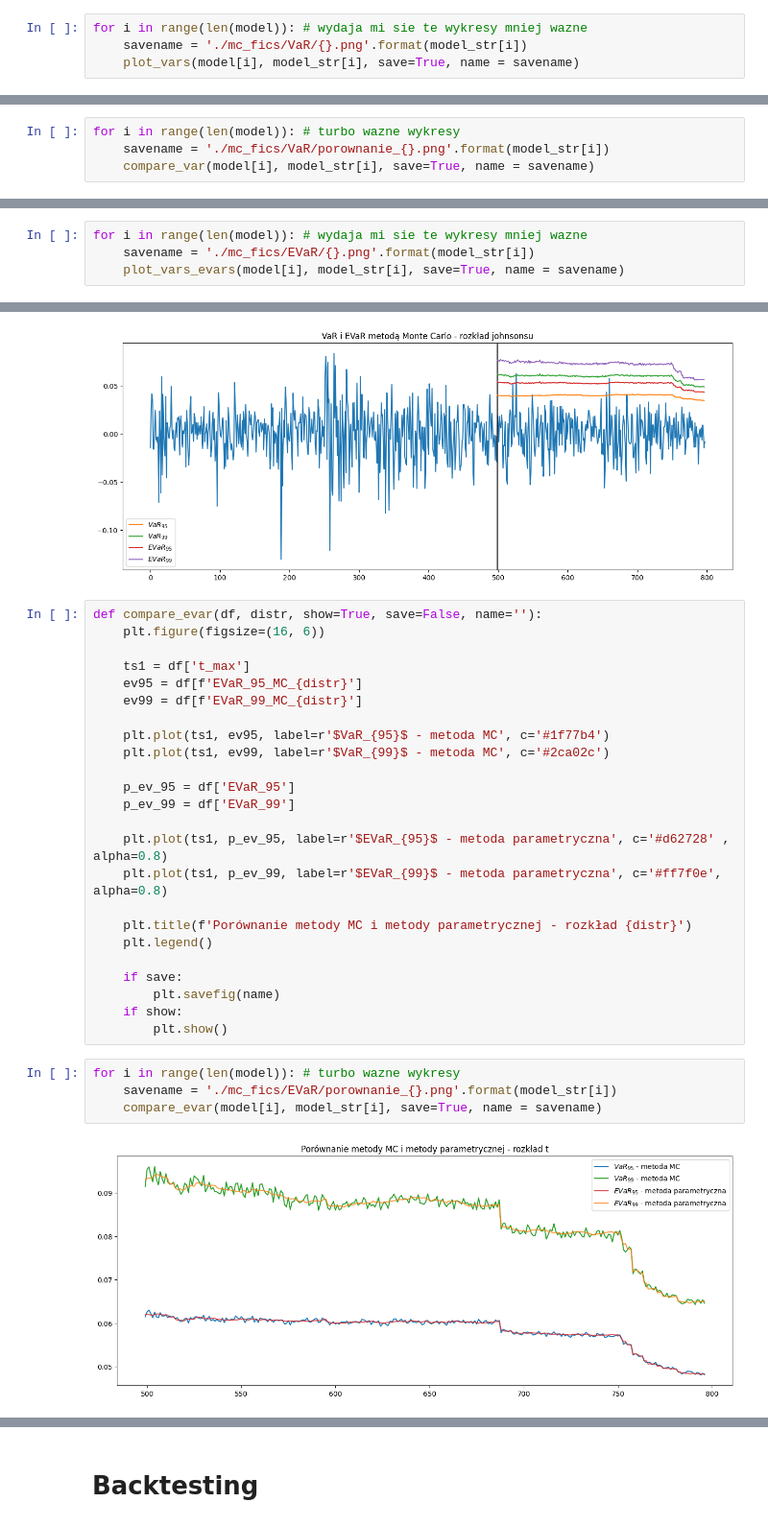
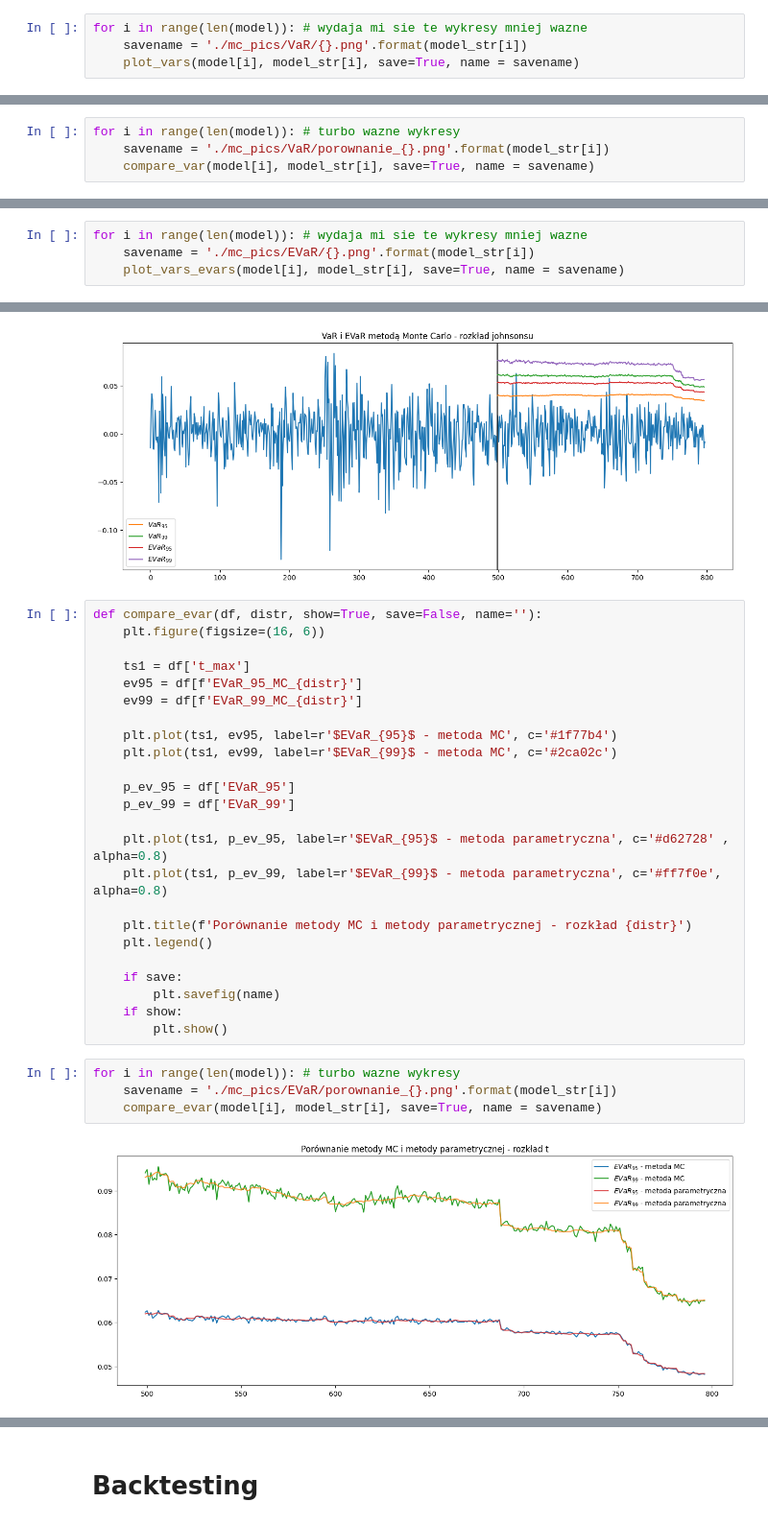
Before and after one commit to OlaHodera/risk, a Jupyter notebook: projekt3/Monte_Carlo.ipynb, the cells around one changed output, grey strips where cells are left out. Shown at 96% size. Cells and saved outputs as stored; diff of their text form.

```diff
--- a/projekt3/Monte_Carlo.ipynb
+++ b/projekt3/Monte_Carlo.ipynb
@@ -128,7 +128,7 @@ def plot_vars(df, distr, data=rtrs, show=True,  save=False, name=''):
         plt.show()
 # %%
 for i in range(len(model)): # wydaja mi sie te wykresy mniej wazne
-    savename = './mc_fics/VaR/{}.png'.format(model_str[i])
+    savename = './mc_pics/VaR/{}.png'.format(model_str[i])
     plot_vars(model[i], model_str[i], save=True, name = savename)
 # %% [output]
 [figure]
@@ -160,6 +160,6 @@ def compare_var(df, distr, show=True, save=False, name=''):
         plt.show()
 # %%
 for i in range(len(model)): # turbo wazne wykresy
-    savename = './mc_fics/VaR/porownanie_{}.png'.format(model_str[i])
+    savename = './mc_pics/VaR/porownanie_{}.png'.format(model_str[i])
     compare_var(model[i], model_str[i], save=True, name = savename)
 # %% [output]
@@ -248,7 +248,7 @@ def plot_vars_evars(df, distr, data=rtrs, show=True,  save=False, name=''):
         plt.show()
 # %%
 for i in range(len(model)): # wydaja mi sie te wykresy mniej wazne
-    savename = './mc_fics/EVaR/{}.png'.format(model_str[i])
+    savename = './mc_pics/EVaR/{}.png'.format(model_str[i])
     plot_vars_evars(model[i], model_str[i], save=True, name = savename)
 # %% [output]
 [figure]
@@ -262,8 +262,8 @@ def compare_evar(df, distr, show=True, save=False, name=''):
     ev95 = df[f'EVaR_95_MC_{distr}']
     ev99 = df[f'EVaR_99_MC_{distr}']
 
-    plt.plot(ts1, ev95, label=r'$VaR_{95}$ - metoda MC', c='#1f77b4')
-    plt.plot(ts1, ev99, label=r'$VaR_{99}$ - metoda MC', c='#2ca02c')
+    plt.plot(ts1, ev95, label=r'$EVaR_{95}$ - metoda MC', c='#1f77b4')
+    plt.plot(ts1, ev99, label=r'$EVaR_{99}$ - metoda MC', c='#2ca02c')
 
     p_ev_95 = df['EVaR_95']
     p_ev_99 = df['EVaR_99']
@@ -280,7 +280,7 @@ def compare_evar(df, distr, show=True, save=False, name=''):
         plt.show()
 # %%
 for i in range(len(model)): # turbo wazne wykresy
-    savename = './mc_fics/EVaR/porownanie_{}.png'.format(model_str[i])
+    savename = './mc_pics/EVaR/porownanie_{}.png'.format(model_str[i])
     compare_evar(model[i], model_str[i], save=True, name = savename)
 # %% [output]
-[figure, old version]
+[figure, new version]
```
Also changed, not shown: parts of 4 cells of this notebook, 27 other files.
